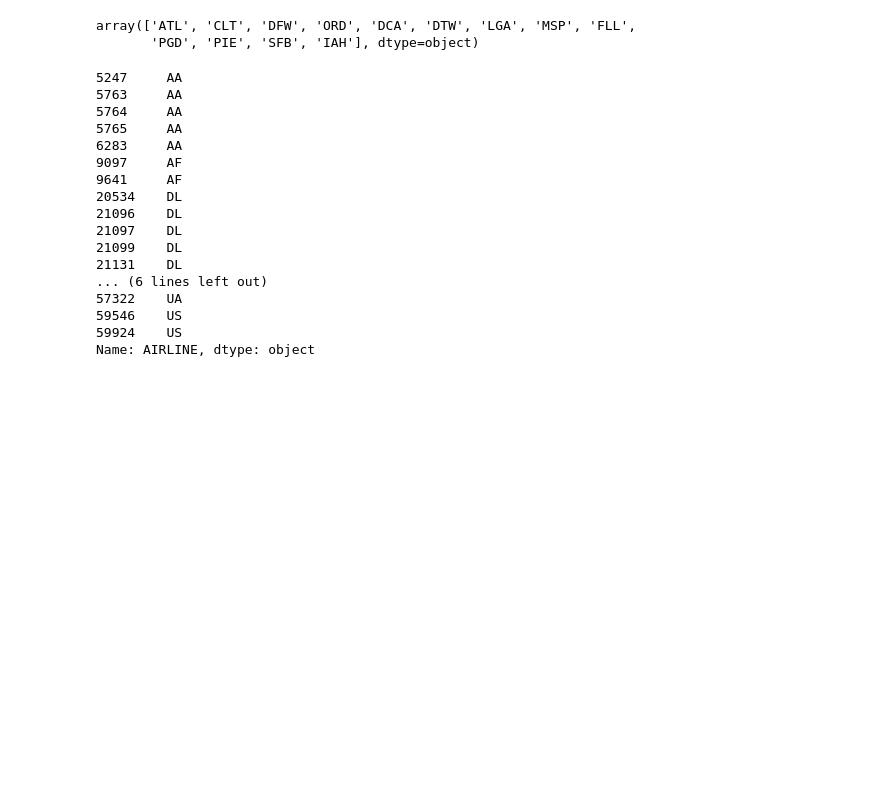
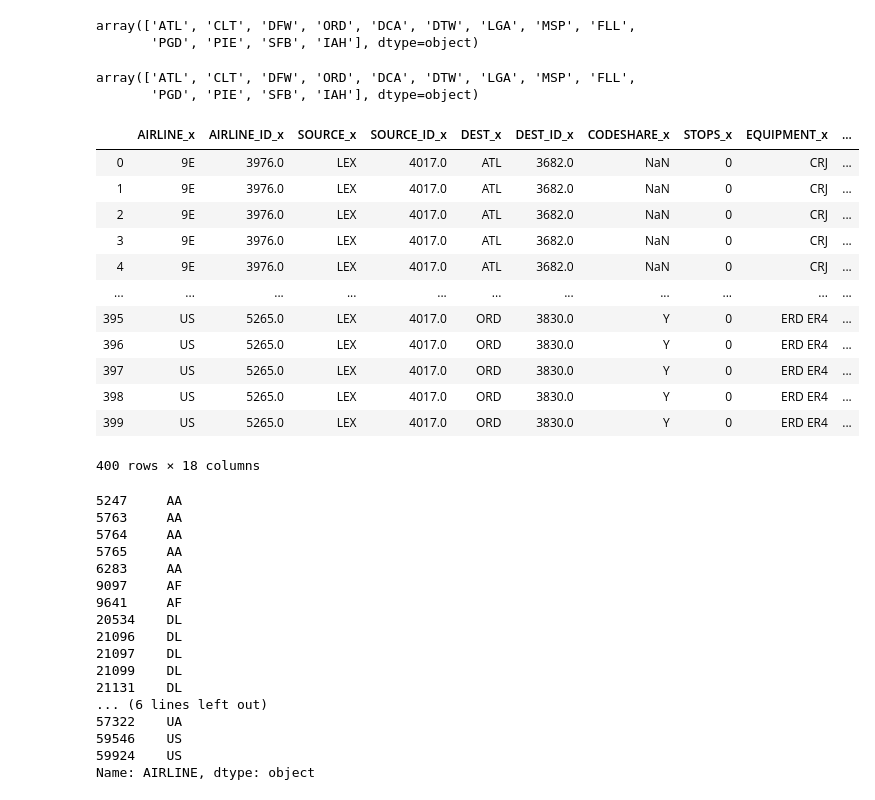
Before and after one commit to vsgo222/ce599, a Jupyter notebook: 07-Data Wrangling/open-flights-tutorial.ipynb, the cells around one changed output. Drawn from its saved outputs; the diff is of its cells as text; code cells hidden in the pictures; blank space fills up the shorter version.

```diff
--- a/07-Data Wrangling/open-flights-tutorial.ipynb
+++ b/07-Data Wrangling/open-flights-tutorial.ipynb
@@ -497,11 +514,33 @@ EQUIPMENT     40 non-null object
 dtypes: float64(3), int64(1), object(5)
 memory usage: 3.1+ KB
 # %%
-dfLexRoutes = routes[routes['SOURCE'].str.contains("LEX")]
-dfLexRoutes.loc[:,"DEST"].unique()
+dfSourLexRoutes = routes[routes['SOURCE'].str.contains("LEX")]
+dfSourLexRoutes.loc[:,"DEST"].unique()
 # %% [output]
 array(['ATL', 'CLT', 'DFW', 'ORD', 'DCA', 'DTW', 'LGA', 'MSP', 'FLL',
        'PGD', 'PIE', 'SFB', 'IAH'], dtype=object)
+# %%
+dfDestLexRoutes = routes[routes['DEST'].str.contains("LEX")]
+dfDestLexRoutes.loc[:,"SOURCE"].unique()
+# %% [output]
+array(['ATL', 'CLT', 'DFW', 'ORD', 'DCA', 'DTW', 'LGA', 'MSP', 'FLL',
+       'PGD', 'PIE', 'SFB', 'IAH'], dtype=object)
+# %%
+pd.merge(dfSourLexRoutes,dfDestLexRoutes,left_on='SOURCE', right_on='DEST', how='outer')[[]]
+# %% [output]
+|  | AIRLINE_x | AIRLINE_ID_x | SOURCE_x | SOURCE_ID_x | DEST_x | DEST_ID_x | CODESHARE_x | STOPS_x | EQUIPMENT_x | ... |
+| 0 | 9E | 3976.0 | LEX | 4017.0 | ATL | 3682.0 | NaN | 0 | CRJ | ... |
+| 1 | 9E | 3976.0 | LEX | 4017.0 | ATL | 3682.0 | NaN | 0 | CRJ | ... |
+| 2 | 9E | 3976.0 | LEX | 4017.0 | ATL | 3682.0 | NaN | 0 | CRJ | ... |
+| 3 | 9E | 3976.0 | LEX | 4017.0 | ATL | 3682.0 | NaN | 0 | CRJ | ... |
+| 4 | 9E | 3976.0 | LEX | 4017.0 | ATL | 3682.0 | NaN | 0 | CRJ | ... |
+| ... | ... | ... | ... | ... | ... | ... | ... | ... | ... | ... |
+| 395 | US | 5265.0 | LEX | 4017.0 | ORD | 3830.0 | Y | 0 | ERD ER4 | ... |
+| 396 | US | 5265.0 | LEX | 4017.0 | ORD | 3830.0 | Y | 0 | ERD ER4 | ... |
+| 397 | US | 5265.0 | LEX | 4017.0 | ORD | 3830.0 | Y | 0 | ERD ER4 | ... |
+| 398 | US | 5265.0 | LEX | 4017.0 | ORD | 3830.0 | Y | 0 | ERD ER4 | ... |
+| 399 | US | 5265.0 | LEX | 4017.0 | ORD | 3830.0 | Y | 0 | ERD ER4 | ... |
+400 rows × 18 columns
 # %%
 dfLexRoutes['AIRLINE']
 # %% [output]
```
Also changed, not shown: parts of 3 cells of this notebook.
